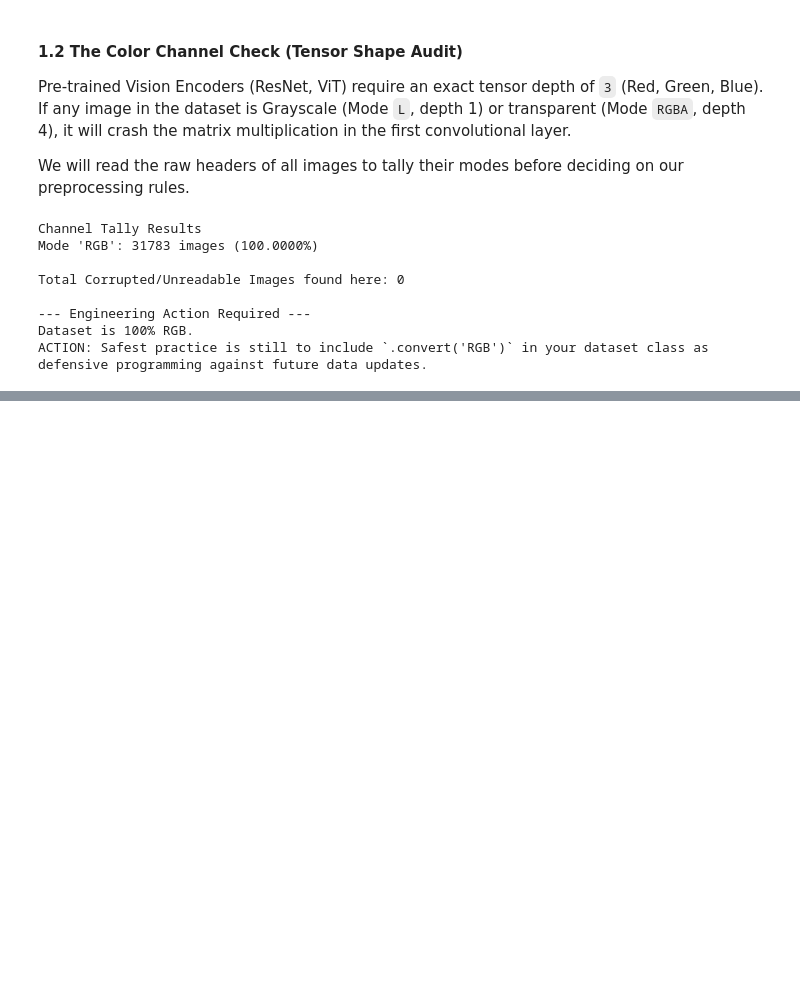
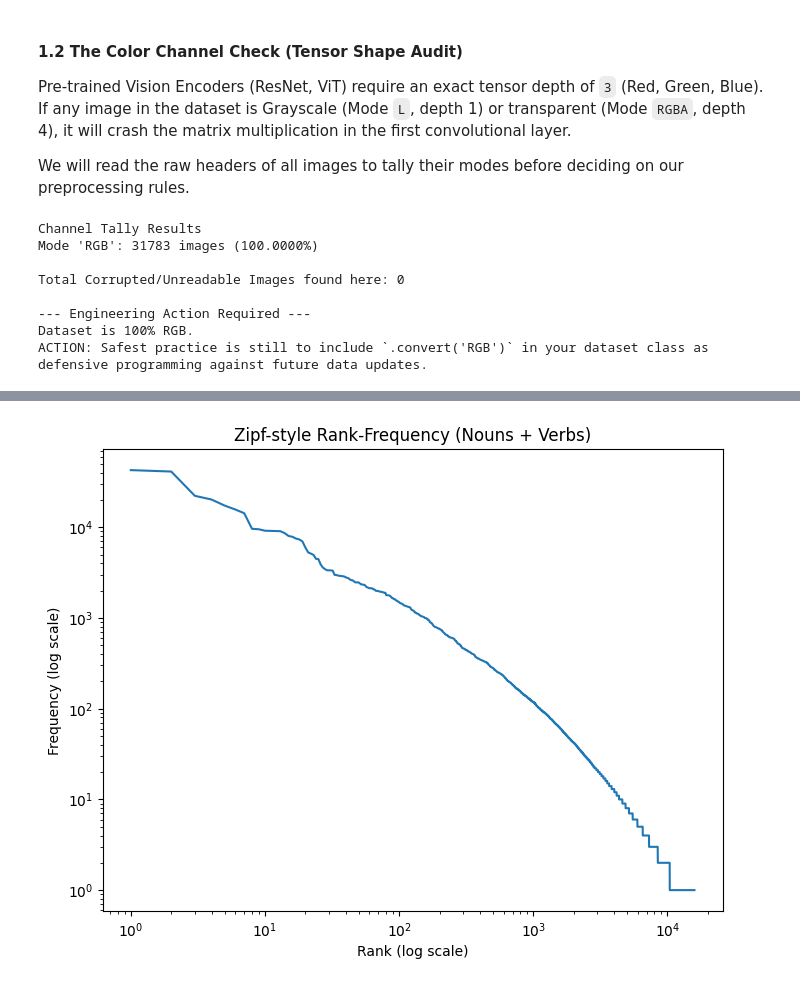
Before and after one commit to AnujKumar-1628/CLIP-Style-MultiModal-Retrieval-System, a Jupyter notebook: notebooks/01_data_exploration.ipynb, the cells around one changed output, grey strips where cells are left out. Saved outputs shown, nothing was run; the diff lists cells and outputs as text; code cells hidden in the pictures; blank space fills up the shorter version.

```diff
--- a/notebooks/01_data_exploration.ipynb
+++ b/notebooks/01_data_exploration.ipynb
@@ -342,0 +363,14 @@ ACTION: Safest practice is still to include `.convert('RGB')` in your dataset cl
+# %%
+# Lower + whitespace normalization (keeps original text intact)
+text_df['comment_norm'] = (
+    text_df[TEXT_COL]
+    .str.lower()
+    .str.replace(r'\s+', ' ', regex=True)
+    .str.strip()
+)
+
+# Lightweight tokenization for lexical analysis (not WordPiece)
+text_df['tokens'] = text_df['comment_norm'].str.findall(r"[a-z0-9]+(?:'[a-z0-9]+)?")
+
+print(f"Text rows available: {len(text_df):,}")
+print(f"Unique images represented: {text_df[IMAGE_COL].nunique():,}")
@@ -342,0 +603,14 @@ ACTION: Safest practice is still to include `.convert('RGB')` in your dataset cl
+# %%
+# Zipf-like rank-frequency map over noun+verb lexicon
+lex_counter = noun_counter + verb_counter
+freqs = sorted(lex_counter.values(), reverse=True)
+if freqs:
+    ranks = np.arange(1, len(freqs) + 1)
+    plt.figure(figsize=(8, 6))
+    plt.loglog(ranks, freqs)
+    plt.title('Zipf-style Rank-Frequency (Nouns + Verbs)')
+    plt.xlabel('Rank (log scale)')
+    plt.ylabel('Frequency (log scale)')
+    plt.show()
+# %% [output]
+[figure, added]
```
Also changed, not shown: parts of 22 cells of this notebook.
